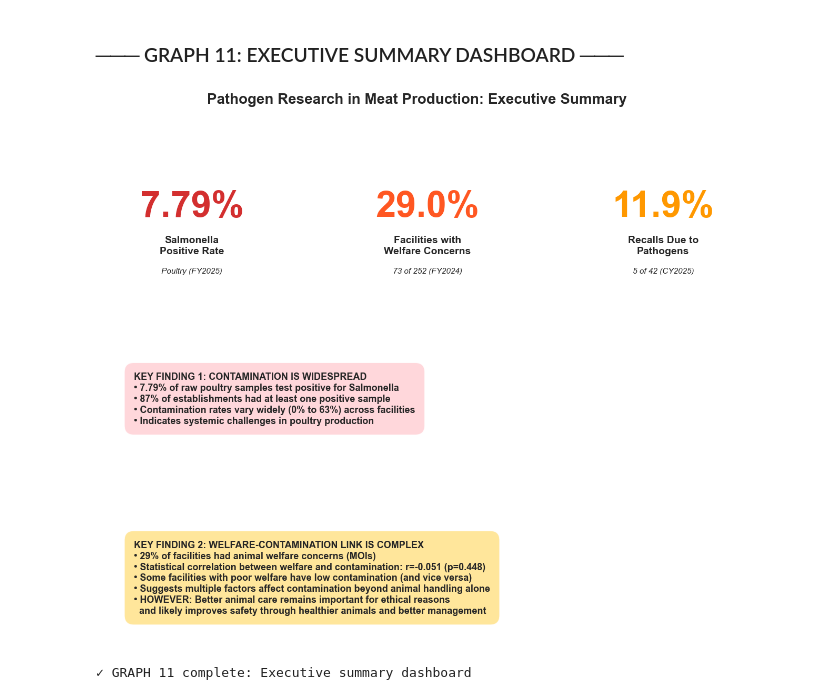
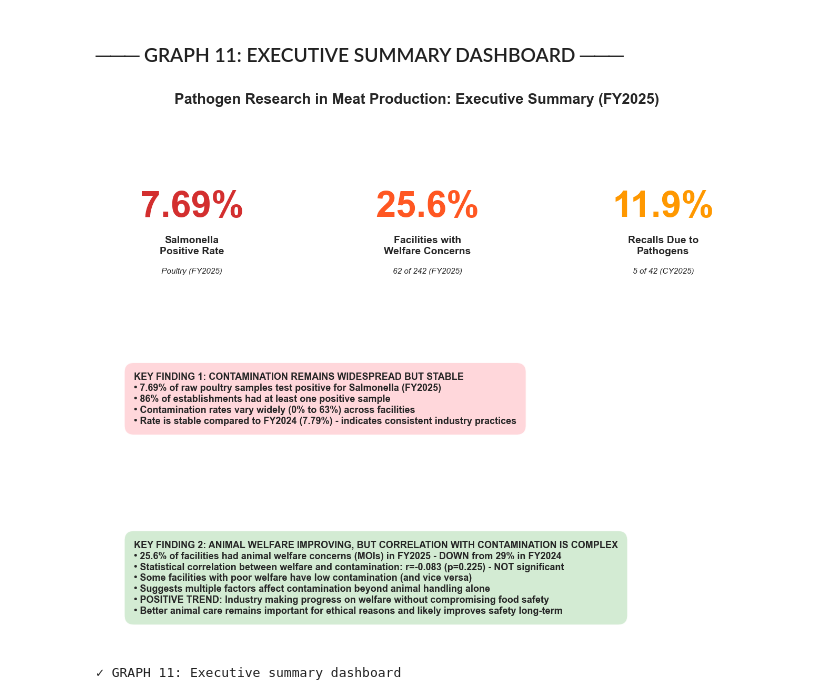
Before and after one commit to emilcecarlisa/listeria-tracker, a Jupyter notebook: visualizations/comprehensiveDashboard.ipynb, the cells around one changed output. Cells and saved outputs as stored; diff of their text form; code cells hidden in the pictures.

```diff
--- a/visualizations/comprehensiveDashboard.ipynb
+++ b/visualizations/comprehensiveDashboard.ipynb
@@ -1055,7 +1060,7 @@ fig = plt.figure(figsize=(16, 12))
 gs = fig.add_gridspec(3, 3, hspace=0.4, wspace=0.3)
 
 # Title
-fig.suptitle('Pathogen Research in Meat Production: Executive Summary',
+fig.suptitle('Pathogen Research in Meat Production: Executive Summary (FY2025)',
              fontsize=20, fontweight='bold', y=0.98)
 
 # Box 1: Contamination Rate
@@ -1076,7 +1081,7 @@ ax2.text(0.5, 0.6, f"{moi_percent:.1f}%",
          ha='center', va='center', fontsize=50, weight='bold', color='#FF5722')
 ax2.text(0.5, 0.3, 'Facilities with\nWelfare Concerns',
          ha='center', va='center', fontsize=14, weight='bold')
-ax2.text(0.5, 0.1, f'{gcp_stats["with_mois"]} of {gcp_stats["establishments"]} (FY2024)',
+ax2.text(0.5, 0.1, f'{gcp_stats["with_mois"]} of {gcp_stats["establishments"]} (FY2025)',
          ha='center', va='center', fontsize=11, style='italic')
 ax2.set_xlim(0, 1)
 ax2.set_ylim(0, 1)
@@ -1094,45 +1099,45 @@ ax3.set_xlim(0, 1)
 ax3.set_ylim(0, 1)
 ax3.axis('off')
 
 # Box 4: Key Finding 1
 ax4 = fig.add_subplot(gs[1, :])
 finding1_text = (
-    "KEY FINDING 1: CONTAMINATION IS WIDESPREAD\n"
-    f"• {overall_rate:.2f}% of raw poultry samples test positive for Salmonella\n"
-    f"• 87% of establishments had at least one positive sample\n"
+    "KEY FINDING 1: CONTAMINATION REMAINS WIDESPREAD BUT STABLE\n"
+    f"• {overall_rate:.2f}% of raw poultry samples test positive for Salmonella (FY2025)\n"
+    f"• 86% of establishments had at least one positive sample\n"
     "• Contamination rates vary widely (0% to 63%) across facilities\n"
-    "• Indicates systemic challenges in poultry production"
+    "• Rate is stable compared to FY2024 (7.79%) - indicates consistent industry practices"
 )
 ax4.text(0.05, 0.5, finding1_text, ha='left', va='center', fontsize=13, weight='bold',
          bbox=dict(boxstyle='round', facecolor='#FFCDD2', alpha=0.8, pad=1))
 ax4.set_xlim(0, 1)
 ax4.set_ylim(0, 1)
 ax4.axis('off')
 
 # Box 5: Key Finding 2
 ax5 = fig.add_subplot(gs[2, :])
 finding2_text = (
-    "KEY FINDING 2: WELFARE-CONTAMINATION LINK IS COMPLEX\n"
-    f"• 29% of facilities had animal welfare concerns (MOIs)\n"
-    f"• Statistical correlation between welfare and contamination: r={r_pearson:.3f} (p={p_pearson:.3f})\n"
+    "KEY FINDING 2: ANIMAL WELFARE IMPROVING, BUT CORRELATION WITH CONTAMINATION IS COMPLEX\n"
+    f"• 25.6% of facilities had animal welfare concerns (MOIs) in FY2025 - DOWN from 29% in FY2024\n"
+    f"• Statistical correlation between welfare and contamination: r={r_pearson:.3f} (p={p_pearson:.3f}) - NOT significant\n"
     "• Some facilities with poor welfare have low contamination (and vice versa)\n"
     "• Suggests multiple factors affect contamination beyond animal handling alone\n"
-    "• HOWEVER: Better animal care remains important for ethical reasons\n"
-    "  and likely improves safety through healthier animals and better management"
+    "• POSITIVE TREND: Industry making progress on welfare without compromising food safety\n"
+    "• Better animal care remains important for ethical reasons and likely improves safety long-term"
 )
 ax5.text(0.05, 0.5, finding2_text, ha='left', va='center', fontsize=13, weight='bold',
-         bbox=dict(boxstyle='round', facecolor='#FFE082', alpha=0.8, pad=1))
+         bbox=dict(boxstyle='round', facecolor='#C8E6C9', alpha=0.8, pad=1))
 ax5.set_xlim(0, 1)
 ax5.set_ylim(0, 1)
 ax5.axis('off')
 
 plt.savefig('graph11_executive_summary.png', dpi=300, bbox_inches='tight')
 plt.show()
 
 print("\n✓ GRAPH 11: Executive summary dashboard")
 # %% [output]
-[figure, old version]
+[figure, new version]
-✓ GRAPH 11 complete: Executive summary dashboard
+✓ GRAPH 11: Executive summary dashboard
 # %% [markdown]
 ## Summary of Key Findings
 
```
Also changed, not shown: parts of 17 cells of this notebook, 17 other files.
